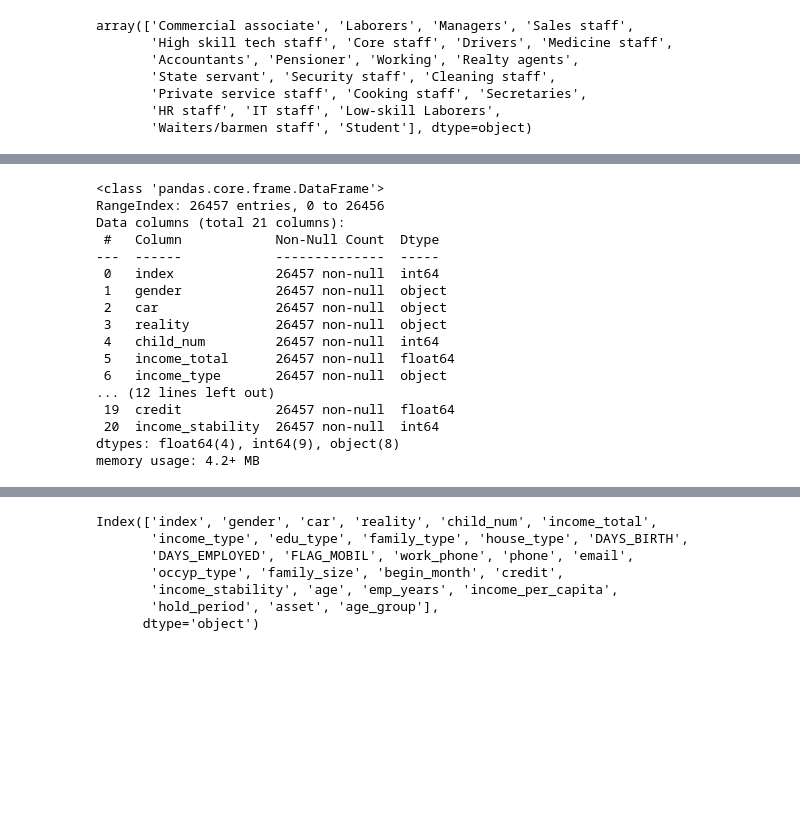
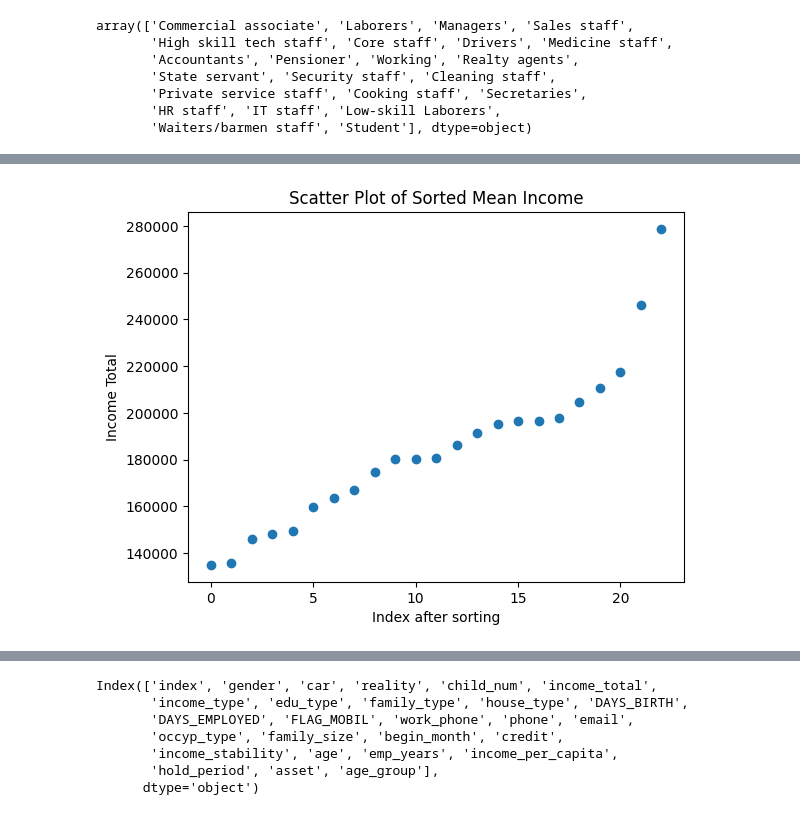
Before and after one commit to lsjdg/hktoss_MidProject, a Jupyter notebook: MidProject/notebooks/derive_variables.ipynb, the cells around one changed output, grey strips where cells are left out. Drawn from its saved outputs; the diff is of its cells as text; code cells hidden in the pictures; blank space fills up the shorter version.

Commit message:
data labeled / 240820

```diff
--- a/MidProject/notebooks/derive_variables.ipynb
+++ b/MidProject/notebooks/derive_variables.ipynb
@@ -82,3 +52,7 @@ array(['Commercial associate', 'Laborers', 'Managers', 'Sales staff',
        'Private service staff', 'Cooking staff', 'Secretaries',
        'HR staff', 'IT staff', 'Low-skill Laborers',
        'Waiters/barmen staff', 'Student'], dtype=object)
+# %%
+# 직업 별 평균연봉
+mean_income = df.groupby('occyp_type')['income_total'].mean()
+mean_income.describe()
@@ -85,3 +69,17 @@ array(['Commercial associate', 'Laborers', 'Managers', 'Sales staff',
+# %%
+import matplotlib.pyplot as plt
+
+sorted_income = mean_income.sort_values()
+
+idx = list(range(len(sorted_income)))
+
+plt.scatter(idx, sorted_income)
+plt.xlabel('Index after sorting')
+plt.ylabel('Income Total')
+plt.title('Scatter Plot of Sorted Mean Income')
+plt.show()
+# %% [output]
+[figure, added]
 # %%
 stab_one = ['State servant', 'Pensioner', 'Managers', 'High skill tech staff', 'Core staff',
            'Medicine staff', 'Accountants', 'HR staff', 'IT staff']
@@ -98,26 +96,6 @@ def income_stability(occyp):
         return 3
 # %%
 df['income_stability'] = [ income_stability(stab) for stab in df['occyp_type'] ]
-# %%
-df.info()
-# %% [output]
-<class 'pandas.core.frame.DataFrame'>
-RangeIndex: 26457 entries, 0 to 26456
-Data columns (total 21 columns):
- #   Column            Non-Null Count  Dtype
----  ------            --------------  -----
- 0   index             26457 non-null  int64
- 1   gender            26457 non-null  object
- 2   car               26457 non-null  object
- 3   reality           26457 non-null  object
- 4   child_num         26457 non-null  int64
- 5   income_total      26457 non-null  float64
- 6   income_type       26457 non-null  object
-... (12 lines left out)
- 19  credit            26457 non-null  float64
- 20  income_stability  26457 non-null  int64
-dtypes: float64(4), int64(9), object(8)
-memory usage: 4.2+ MB
 # %%
 df['age'] = [ int(-days / 365) for days in df['DAYS_BIRTH'] ]
 # %%
```
Also changed, not shown: parts of 11 cells of this notebook, 5 other files.
